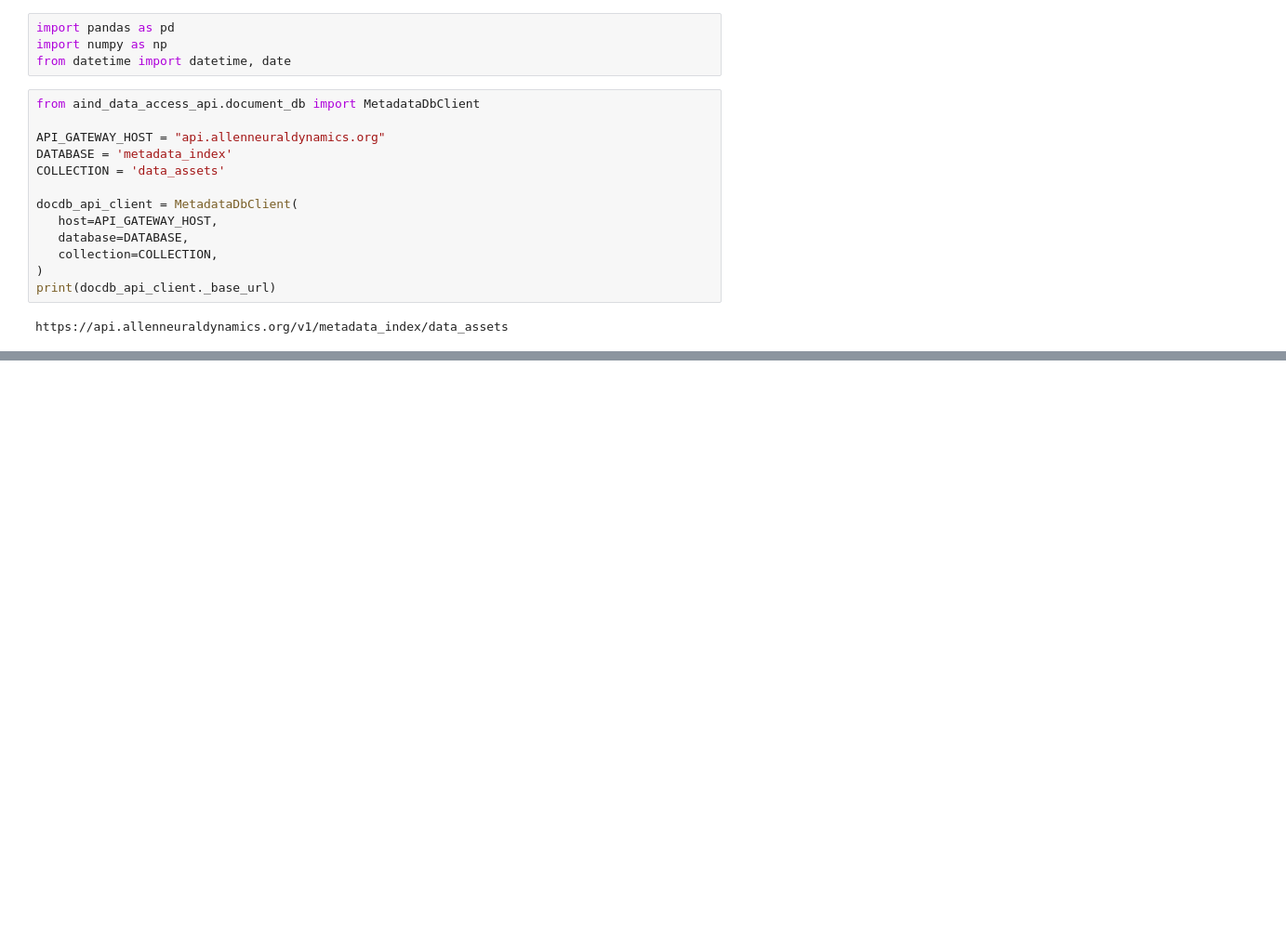
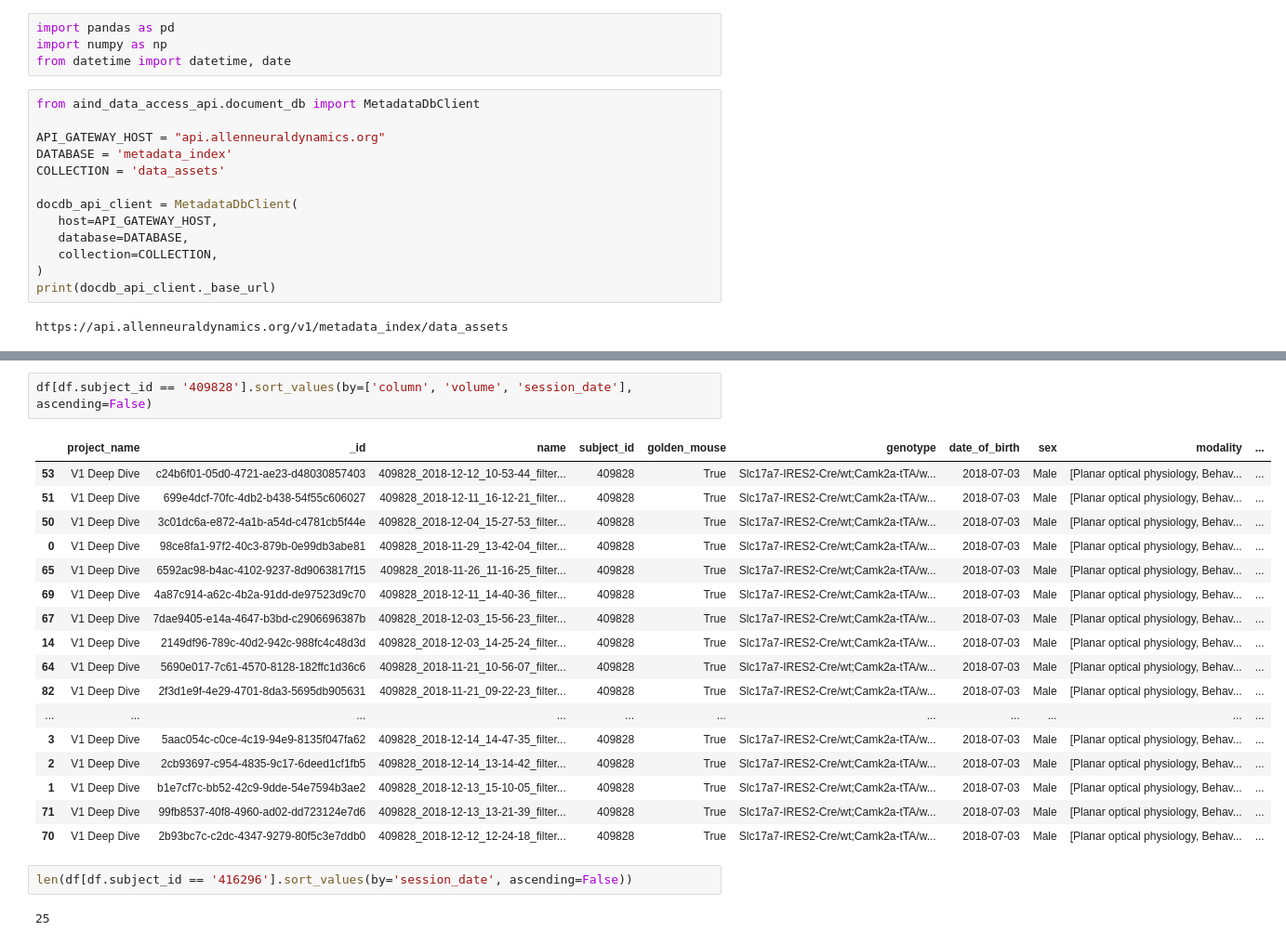
Before and after one commit to AllenSWDB/SWDB_Data_Intro, a Jupyter notebook: code/metadata/V1DD_metadata.ipynb, the cells around one changed output, grey strips where cells are left out. Shown at 93% size. Cells and saved outputs as stored; diff of their text form; blank space fills up the shorter version.

```diff
--- a/code/metadata/V1DD_metadata.ipynb
+++ b/code/metadata/V1DD_metadata.ipynb
@@ -81,0 +91,24 @@ len(test)
+# %%
+df[df.subject_id == '409828'].sort_values(by=['column', 'volume', 'session_date'], ascending=False)
+# %% [output]
+|  | project_name | _id | name | subject_id | golden_mouse | genotype | date_of_birth | sex | modality | ... |
+| 53 | V1 Deep Dive | c24b6f01-05d0-4721-ae23-d48030857403 | 409828_2018-12-12_10-53-44_filter... | 409828 | True | Slc17a7-IRES2-Cre/wt;Camk2a-tTA/w... | 2018-07-03 | Male | [Planar optical physiology, Behav... | ... |
+| 51 | V1 Deep Dive | 699e4dcf-70fc-4db2-b438-54f55c606027 | 409828_2018-12-11_16-12-21_filter... | 409828 | True | Slc17a7-IRES2-Cre/wt;Camk2a-tTA/w... | 2018-07-03 | Male | [Planar optical physiology, Behav... | ... |
+| 50 | V1 Deep Dive | 3c01dc6a-e872-4a1b-a54d-c4781cb5f44e | 409828_2018-12-04_15-27-53_filter... | 409828 | True | Slc17a7-IRES2-Cre/wt;Camk2a-tTA/w... | 2018-07-03 | Male | [Planar optical physiology, Behav... | ... |
+| 0 | V1 Deep Dive | 98ce8fa1-97f2-40c3-879b-0e99db3abe81 | 409828_2018-11-29_13-42-04_filter... | 409828 | True | Slc17a7-IRES2-Cre/wt;Camk2a-tTA/w... | 2018-07-03 | Male | [Planar optical physiology, Behav... | ... |
+| 65 | V1 Deep Dive | 6592ac98-b4ac-4102-9237-8d9063817f15 | 409828_2018-11-26_11-16-25_filter... | 409828 | True | Slc17a7-IRES2-Cre/wt;Camk2a-tTA/w... | 2018-07-03 | Male | [Planar optical physiology, Behav... | ... |
+| 69 | V1 Deep Dive | 4a87c914-a62c-4b2a-91dd-de97523d9c70 | 409828_2018-12-11_14-40-36_filter... | 409828 | True | Slc17a7-IRES2-Cre/wt;Camk2a-tTA/w... | 2018-07-03 | Male | [Planar optical physiology, Behav... | ... |
+| 67 | V1 Deep Dive | 7dae9405-e14a-4647-b3bd-c2906696387b | 409828_2018-12-03_15-56-23_filter... | 409828 | True | Slc17a7-IRES2-Cre/wt;Camk2a-tTA/w... | 2018-07-03 | Male | [Planar optical physiology, Behav... | ... |
+| 14 | V1 Deep Dive | 2149df96-789c-40d2-942c-988fc4c48d3d | 409828_2018-12-03_14-25-24_filter... | 409828 | True | Slc17a7-IRES2-Cre/wt;Camk2a-tTA/w... | 2018-07-03 | Male | [Planar optical physiology, Behav... | ... |
+| 64 | V1 Deep Dive | 5690e017-7c61-4570-8128-182ffc1d36c6 | 409828_2018-11-21_10-56-07_filter... | 409828 | True | Slc17a7-IRES2-Cre/wt;Camk2a-tTA/w... | 2018-07-03 | Male | [Planar optical physiology, Behav... | ... |
+| 82 | V1 Deep Dive | 2f3d1e9f-4e29-4701-8da3-5695db905631 | 409828_2018-11-21_09-22-23_filter... | 409828 | True | Slc17a7-IRES2-Cre/wt;Camk2a-tTA/w... | 2018-07-03 | Male | [Planar optical physiology, Behav... | ... |
+| ... | ... | ... | ... | ... | ... | ... | ... | ... | ... | ... |
+| 3 | V1 Deep Dive | 5aac054c-c0ce-4c19-94e9-8135f047fa62 | 409828_2018-12-14_14-47-35_filter... | 409828 | True | Slc17a7-IRES2-Cre/wt;Camk2a-tTA/w... | 2018-07-03 | Male | [Planar optical physiology, Behav... | ... |
+| 2 | V1 Deep Dive | 2cb93697-c954-4835-9c17-6deed1cf1fb5 | 409828_2018-12-14_13-14-42_filter... | 409828 | True | Slc17a7-IRES2-Cre/wt;Camk2a-tTA/w... | 2018-07-03 | Male | [Planar optical physiology, Behav... | ... |
+| 1 | V1 Deep Dive | b1e7cf7c-bb52-42c9-9dde-54e7594b3ae2 | 409828_2018-12-13_15-10-05_filter... | 409828 | True | Slc17a7-IRES2-Cre/wt;Camk2a-tTA/w... | 2018-07-03 | Male | [Planar optical physiology, Behav... | ... |
+| 71 | V1 Deep Dive | 99fb8537-40f8-4960-ad02-dd723124e7d6 | 409828_2018-12-13_13-21-39_filter... | 409828 | True | Slc17a7-IRES2-Cre/wt;Camk2a-tTA/w... | 2018-07-03 | Male | [Planar optical physiology, Behav... | ... |
+| 70 | V1 Deep Dive | 2b93bc7c-c2dc-4347-9279-80f5c3e7ddb0 | 409828_2018-12-12_12-24-18_filter... | 409828 | True | Slc17a7-IRES2-Cre/wt;Camk2a-tTA/w... | 2018-07-03 | Male | [Planar optical physiology, Behav... | ... |
+# %%
+len(df[df.subject_id == '416296'].sort_values(by='session_date', ascending=False))
+# %% [output]
+25
```
Also changed, not shown: parts of 11 cells of this notebook, 3 other files.
